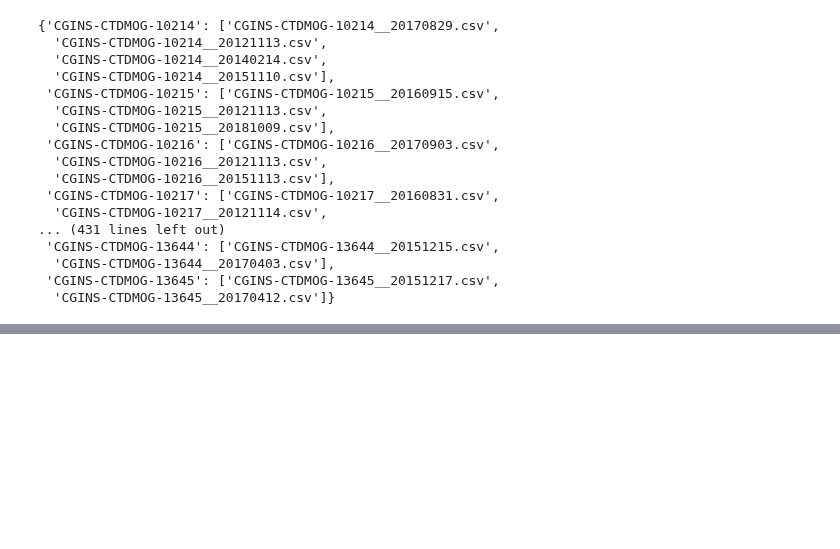
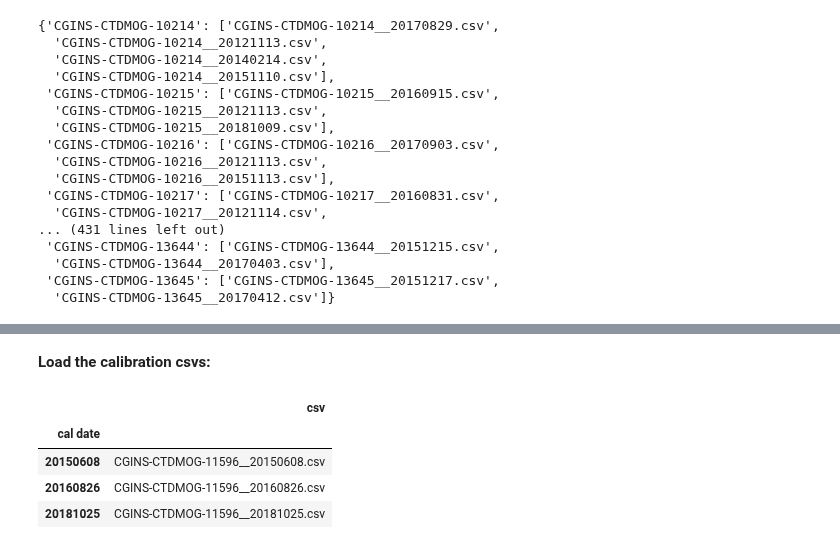
Before and after one commit to cooleyky/QAQC_Sandbox, a Jupyter notebook: Metadata_Review/CTDMO Metadata Review.ipynb, the cells around one changed output, grey strips where cells are left out. Saved outputs shown, nothing was run; the diff lists cells and outputs as text; code cells hidden in the pictures; blank space fills up the shorter version.

```diff
--- a/Metadata_Review/CTDMO Metadata Review.ipynb
+++ b/Metadata_Review/CTDMO Metadata Review.ipynb
@@ -389,0 +530,14 @@ dict_keys(['SBE 37 V2 P10216 28Aug17.pdf', 'SBE 37 V2 T10216 03Sep17.pdf', 'SBE-
+# %% [markdown]
+**Load the calibration csvs:**
+# %%
+# Now we want to compare dataframe
+csv_files = pd.DataFrame(sorted(csv_dict[uid]),columns=['csv'])
+csv_files['cal date'] = csv_files['csv'].apply(lambda x: get_file_date(x))
+csv_files.set_index('cal date',inplace=True)
+csv_files
+# %% [output]
+|  | csv |
+| cal date |  |
+| 20150608 | CGINS-CTDMOG-11596__20150608.csv |
+| 20160826 | CGINS-CTDMOG-11596__20160826.csv |
+| 20181025 | CGINS-CTDMOG-11596__20181025.csv |
```
Also changed, not shown: parts of 114 cells of this notebook, 2 other files.
